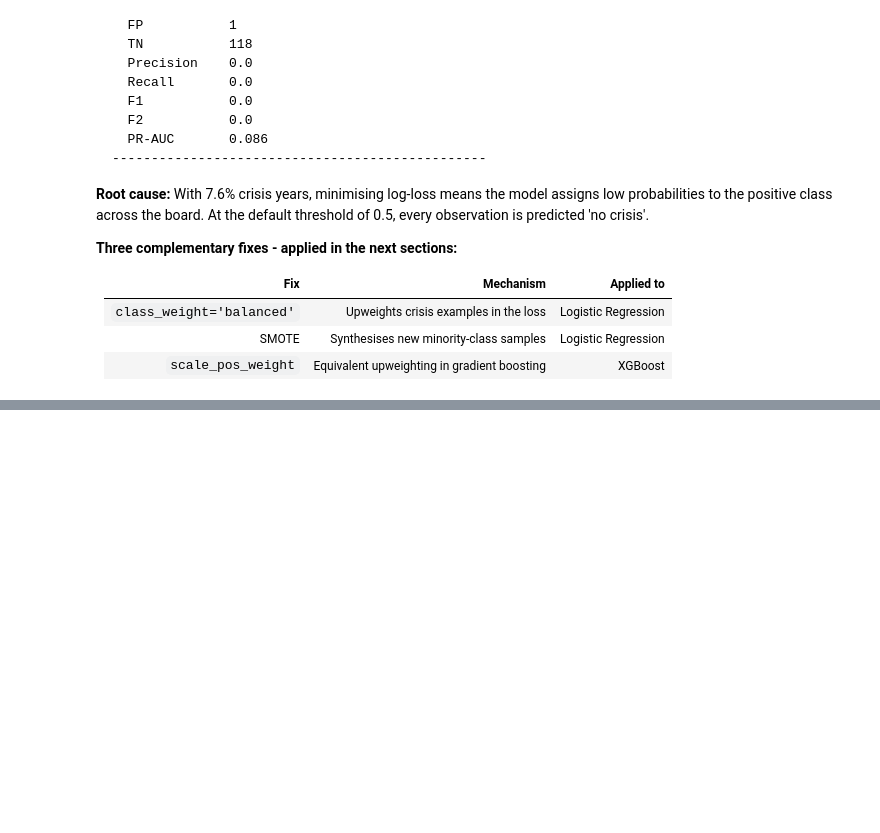
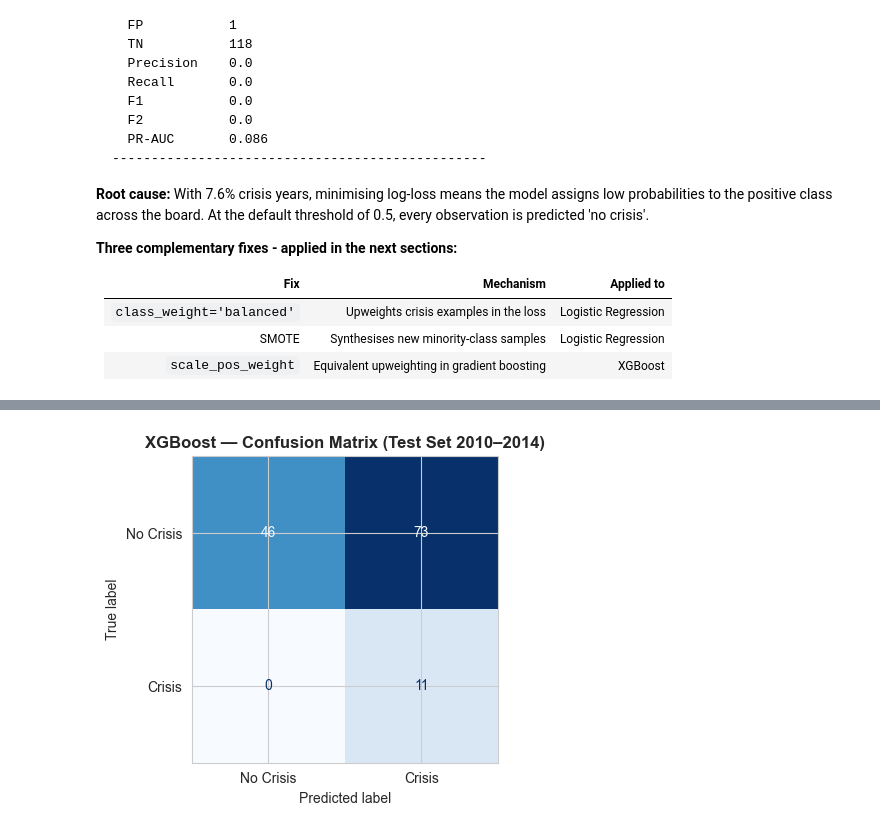
Before and after one commit to yevqlzw/African_Crisis_Prediction, a Jupyter notebook: notebooks/03_model_training_evaluation.ipynb, the cells around one changed output, grey strips where cells are left out. Saved outputs shown, nothing was run; the diff lists cells and outputs as text; code cells hidden in the pictures; blank space fills up the shorter version.

```diff
--- a/notebooks/03_model_training_evaluation.ipynb
+++ b/notebooks/03_model_training_evaluation.ipynb
@@ -350,0 +668,16 @@ At the default threshold of 0.5, every observation is predicted 'no crisis'.
+# %%
+# Confusion matrix for best model (XGBoost) on test set
+p_test = best_xgb.predict_proba(X_val)[:, 1]
+y_pred_test = (p_test >= thr_xgb).astype(int)
+
+fig, ax = plt.subplots(figsize=(5, 4))
+ConfusionMatrixDisplay(
+    confusion_matrix(y_val, y_pred_test),
+    display_labels=['No Crisis', 'Crisis']
+).plot(ax=ax, colorbar=False, cmap='Blues')
+ax.set_title('XGBoost — Confusion Matrix (Test Set 2010–2014)',
+             fontsize=12, fontweight='bold')
+plt.tight_layout()
+plt.show()
+# %% [output]
+[figure, added]
```
Also changed, not shown: parts of 19 cells of this notebook.
